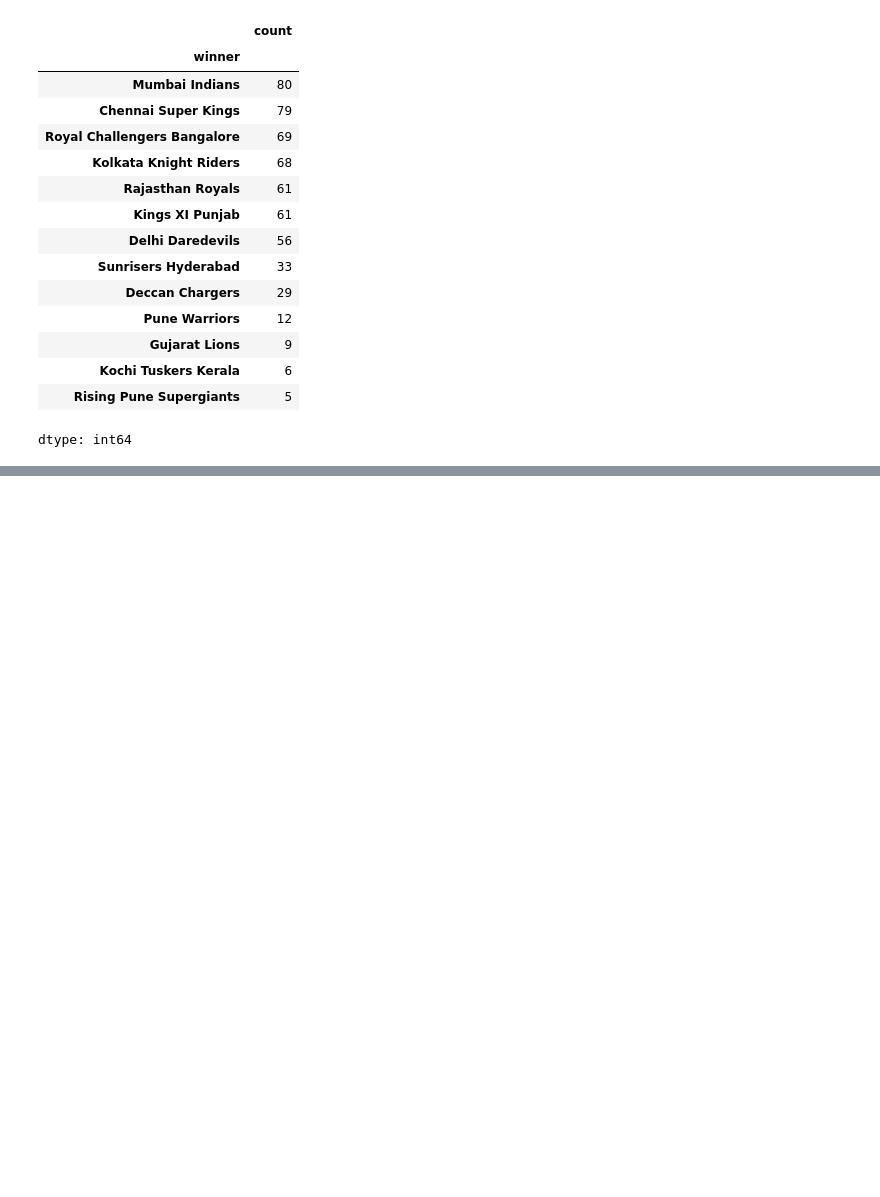
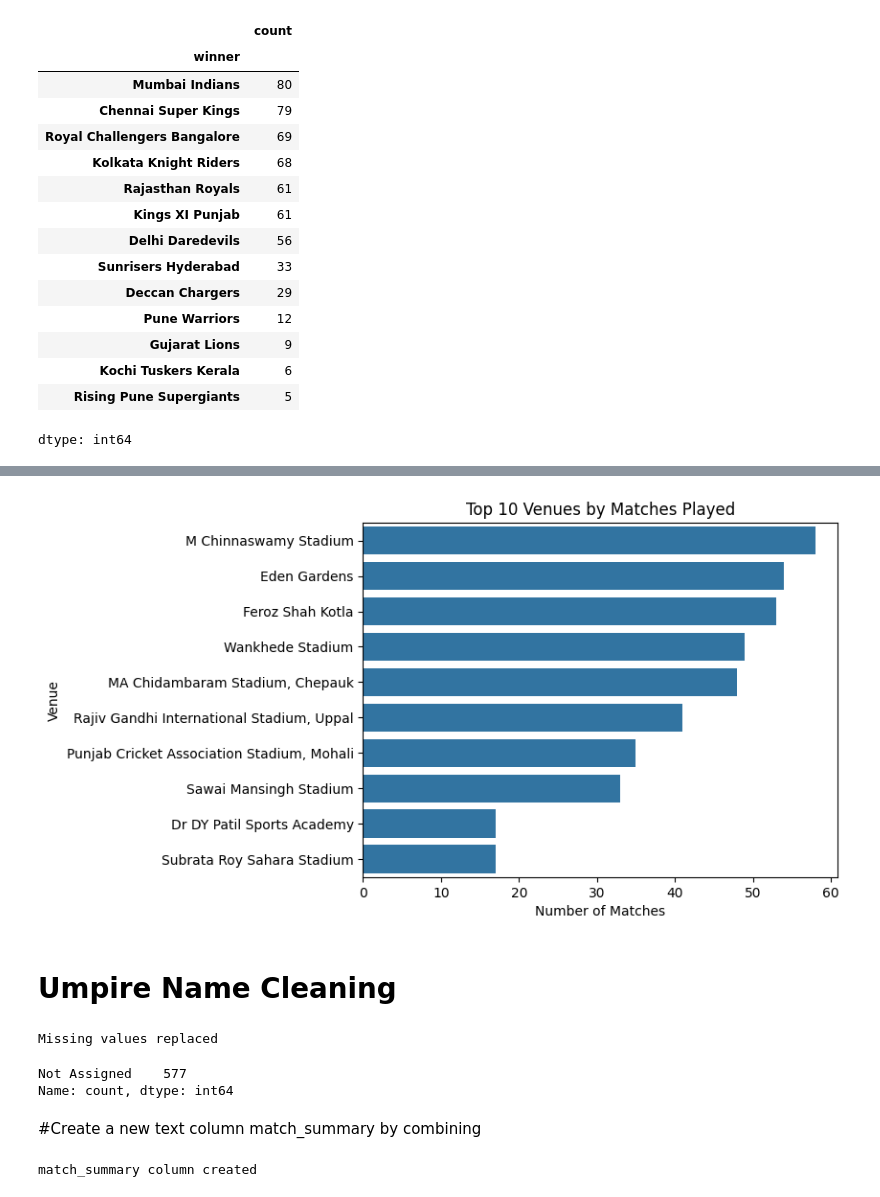
Before and after one commit to ashutosh100kumarsingh-blip/AML_LAB, a Jupyter notebook: Exp1.ipynb, the cells around one changed output, grey strips where cells are left out. Drawn from its saved outputs; the diff is of its cells as text; code cells hidden in the pictures; blank space fills up the shorter version.

```diff
--- a/Exp1.ipynb
+++ b/Exp1.ipynb
@@ -247,0 +324,8 @@ dtype: int64
+# %%
+import pandas as pd
+
+df = pd.read_csv('/content/drive/MyDrive/AML_LAB/data.csv')
+
+venue_counts = df['venue'].value_counts().head(10)
+
+print(venue_counts)
@@ -247,0 +345,25 @@ dtype: int64
+# %%
+import seaborn as sns
+import matplotlib.pyplot as plt
+
+sns.barplot(x=venue_counts.values, y=venue_counts.index)
+plt.xlabel("Number of Matches")
+plt.ylabel("Venue")
+plt.title("Top 10 Venues by Matches Played")
+plt.show()
+# %% [output]
+[figure, added]
+# %% [markdown]
+# Umpire Name Cleaning
+# %%
+import pandas as pd
+
+df = pd.read_csv('/content/drive/MyDrive/AML_LAB/data.csv')
+
+df['umpire1'] = df['umpire1'].fillna("Not Assigned")
+df['umpire2'] = df['umpire2'].fillna("Not Assigned")
+df['umpire3'] = df['umpire3'].fillna("Not Assigned")
+
+print("Missing values replaced")
+# %% [output]
+Missing values replaced
@@ -247,0 +379,24 @@ dtype: int64
+# %%
+all_umpires = pd.concat([df['umpire1'], df['umpire2'], df['umpire3']])
+
+print(all_umpires.value_counts().head(1))
+# %% [output]
+Not Assigned    577
+Name: count, dtype: int64
+# %% [markdown]
+#Create a new text column match_summary by combining
+# %%
+import pandas as pd
+
+df = pd.read_csv('/content/drive/MyDrive/AML_LAB/data.csv')
+
+df['match_summary'] = (
+    df['team1'] + " vs " +
+    df['team2'] + " – " +
+    df['winner'] + " won in " +
+    df['season'].astype(str)
+)
+
+print("match_summary column created")
+# %% [output]
+match_summary column created
```
Also changed, not shown: parts of 21 cells of this notebook.
